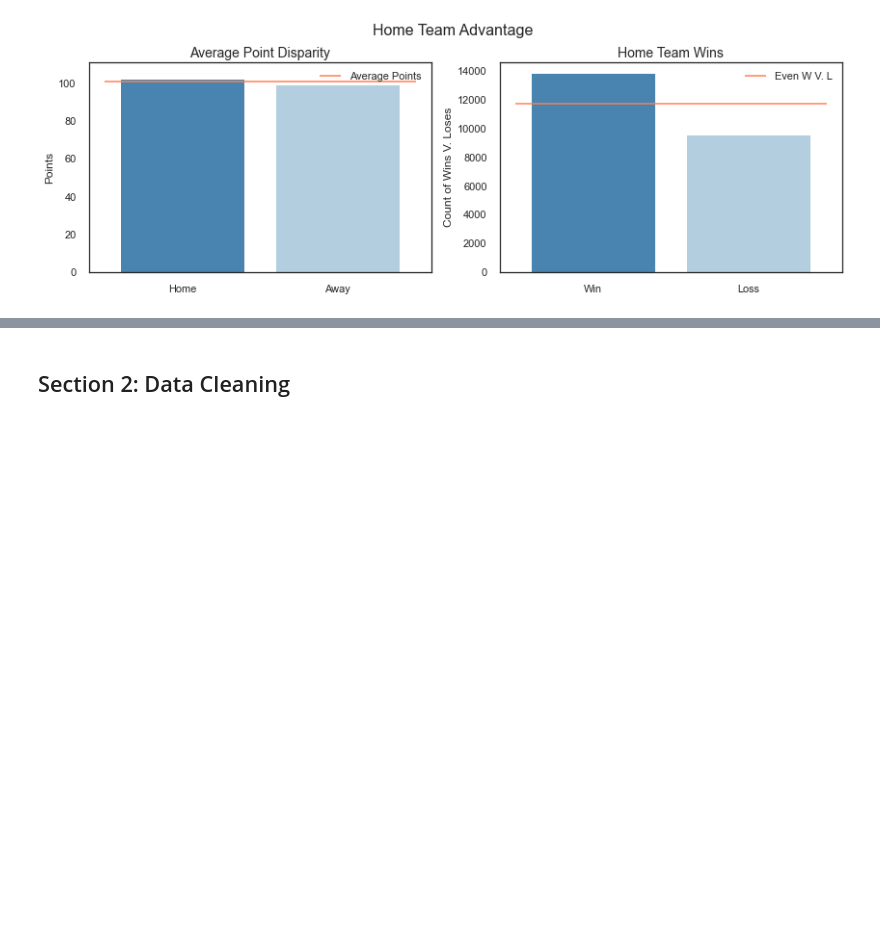
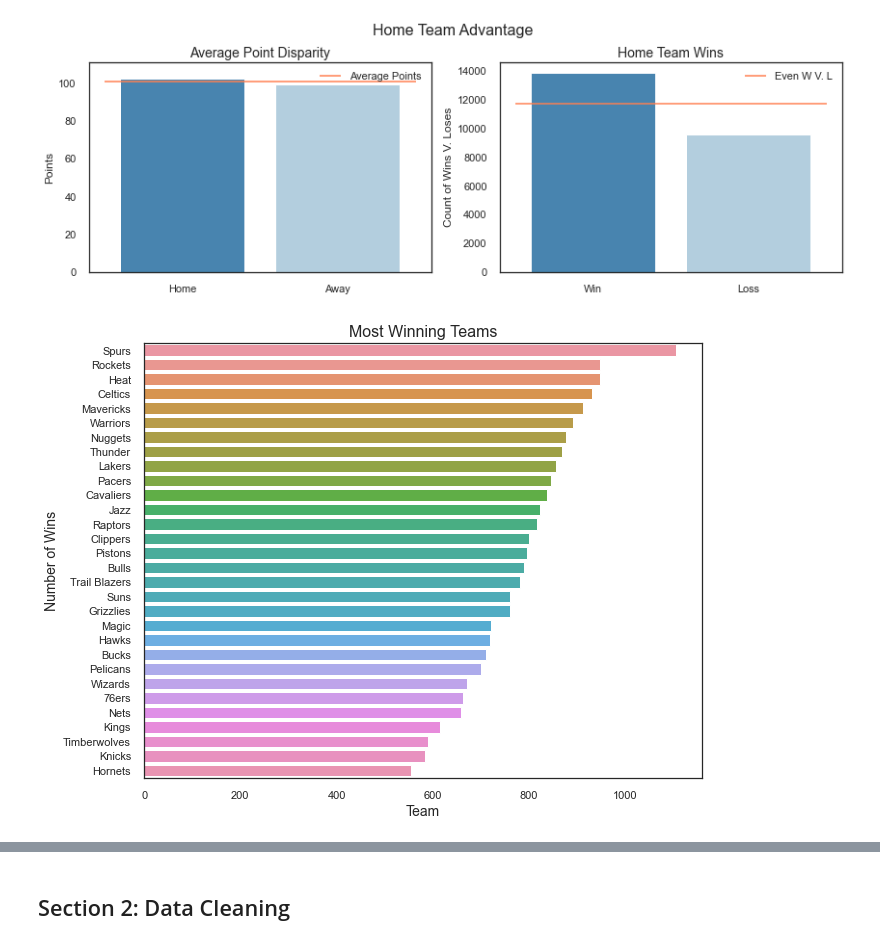
Before and after one commit to dawsonc96/NBA-Game-Prediction, a Jupyter notebook: eda_data_cleaning.ipynb, the cells around one changed output, grey strips where cells are left out. Drawn from its saved outputs; the diff is of its cells as text; code cells hidden in the pictures; blank space fills up the shorter version.

```diff
--- a/eda_data_cleaning.ipynb
+++ b/eda_data_cleaning.ipynb
@@ -195,16 +188,18 @@ plt.show()
 # %% [output]
 [figure]
 # %%
-winning_teams = np.where(games['home_team_wins'] == 1, games['HOME_TEAM_ID'], games['VISITOR_TEAM_ID'])
-winning_teams = pd.DataFrame(winning_teams, columns=['TEAM_ID'])
-winning_teams = winning_teams.merge(teams[['TEAM_ID', 'NICKNAME']], on='TEAM_ID')['NICKNAME'].value_counts().to_frame().reset_index()
-winning_teams.columns = ['TEAM NAME', 'Number of wins']
+winning_teams = np.where(games['home_team_wins'] == 1, games['home_team_id'], games['visitor_team_id'])
+winning_teams = pd.DataFrame(winning_teams, columns=['team_id'])
+winning_teams = winning_teams.merge(teams[['team_id', 'nickname']], on='team_id')['nickname'].value_counts().to_frame().reset_index()
+winning_teams.columns = ['team_name', 'number_of_wins']
 
 fig, ax = plt.subplots(figsize=(10,8))
-sns.barplot(winning_teams['Number of wins'], winning_teams['TEAM NAME'])
+sns.barplot(winning_teams['number_of_wins'], winning_teams['team_name'])
 
 ax.set_title("Most Winning Teams", size=16)
 ax.set_xlabel("Team", size=14)
 ax.set_ylabel("Number of Wins", size=14)
 
 plt.show()
+# %% [output]
+[figure, added]
```
Also changed, not shown: parts of 24 cells of this notebook.
